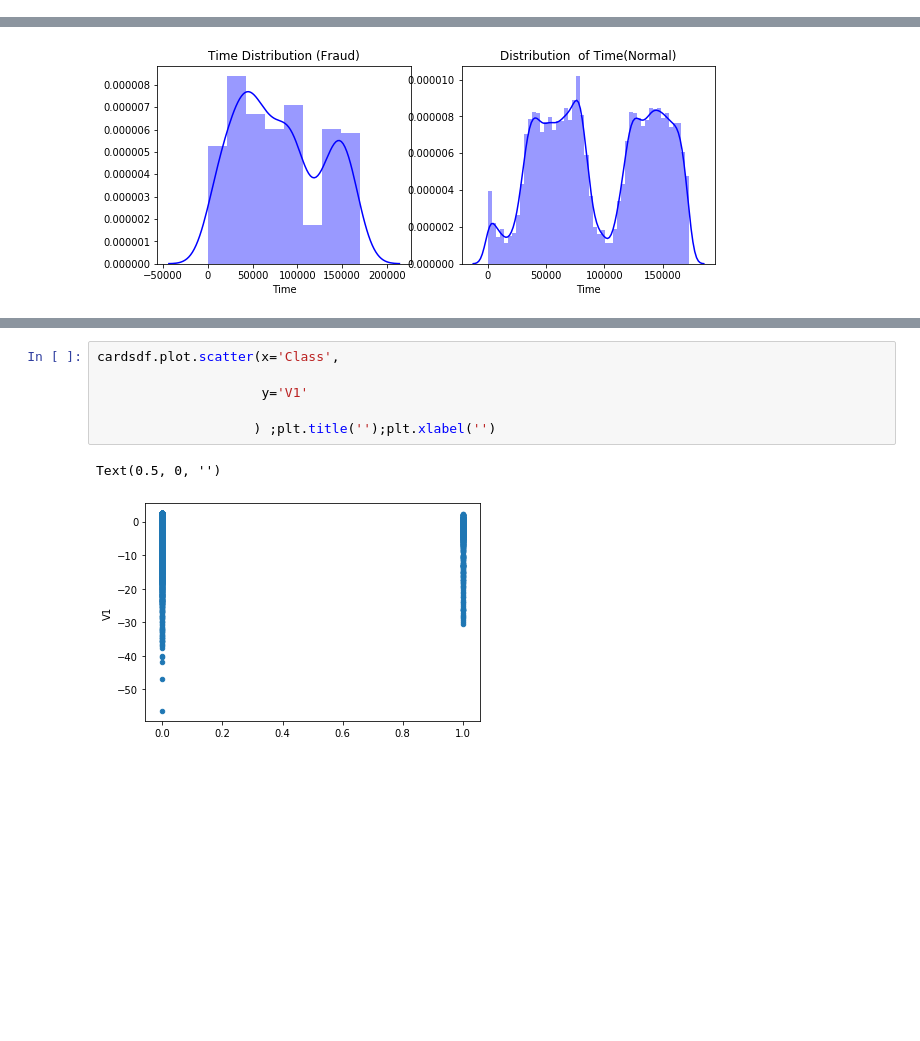
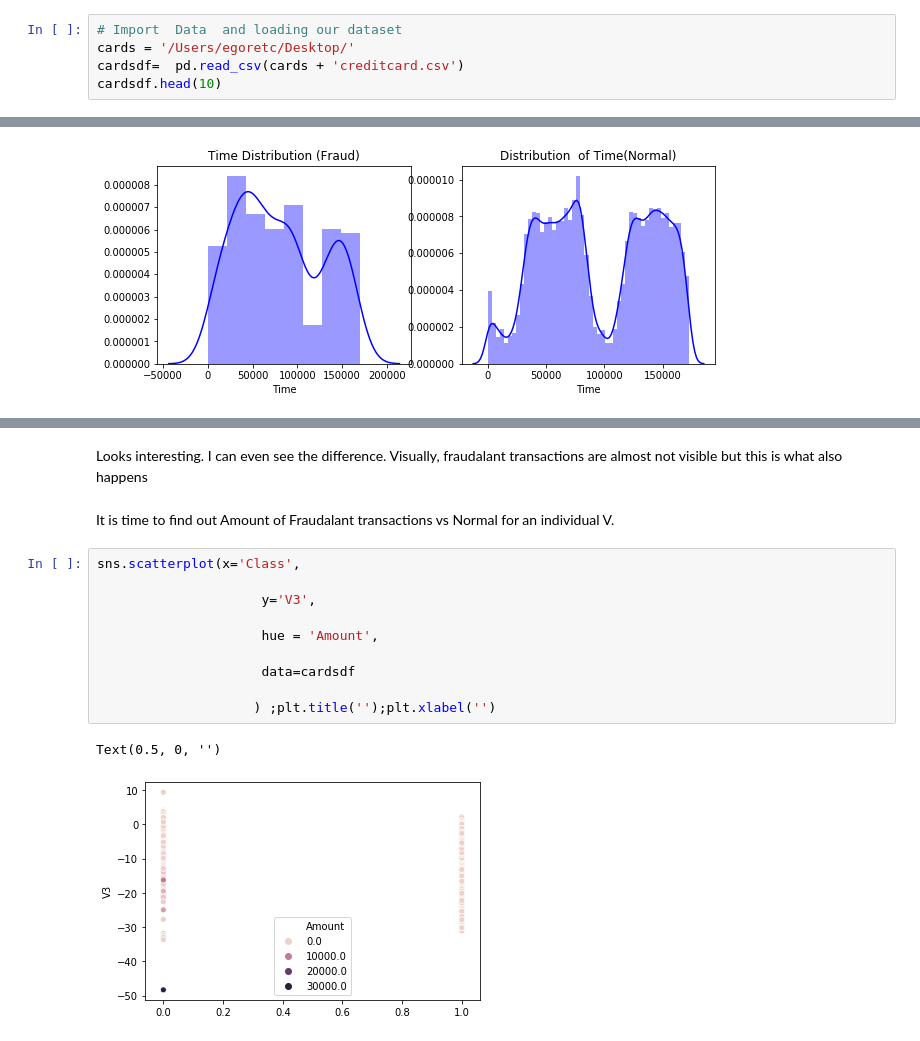
Before and after one commit to NewtoIBM/data_student, a Jupyter notebook: Egor_Capstone_2.ipynb, the cells around one changed output, grey strips where cells are left out. Cells and saved outputs as stored; diff of their text form; blank space fills up the shorter version.

```diff
--- a/Egor_Capstone_2.ipynb
+++ b/Egor_Capstone_2.ipynb
@@ -234,0 +22,5 @@ plt.show();
+# %%
+# Import  Data  and loading our dataset
+cards = '/Users/egoretc/Desktop/'
+cardsdf=  pd.read_csv(cards + 'creditcard.csv')
+cardsdf.head(10)
@@ -302,9 +243,17 @@ plt.show();
+# %% [markdown]
+Looks interesting.  I can even see the difference. Visually, fraudalant transactions are almost not visible but this is what also happens
+# %% [markdown]
+It is time to find out Amount of Fraudalant transactions  vs Normal  for an individual V.
 # %%
-cardsdf.plot.scatter(x='Class',
+sns.scatterplot(x='Class',
 
-                     y='V1'
+                     y='V3',
+
+                     hue = 'Amount',
+
+                     data=cardsdf
 
                     ) ;plt.title('');plt.xlabel('')
 # %% [output]
 Text(0.5, 0, '')
-[figure, old version]
+[figure, new version]
```
Also changed, not shown: parts of 58 cells of this notebook.
